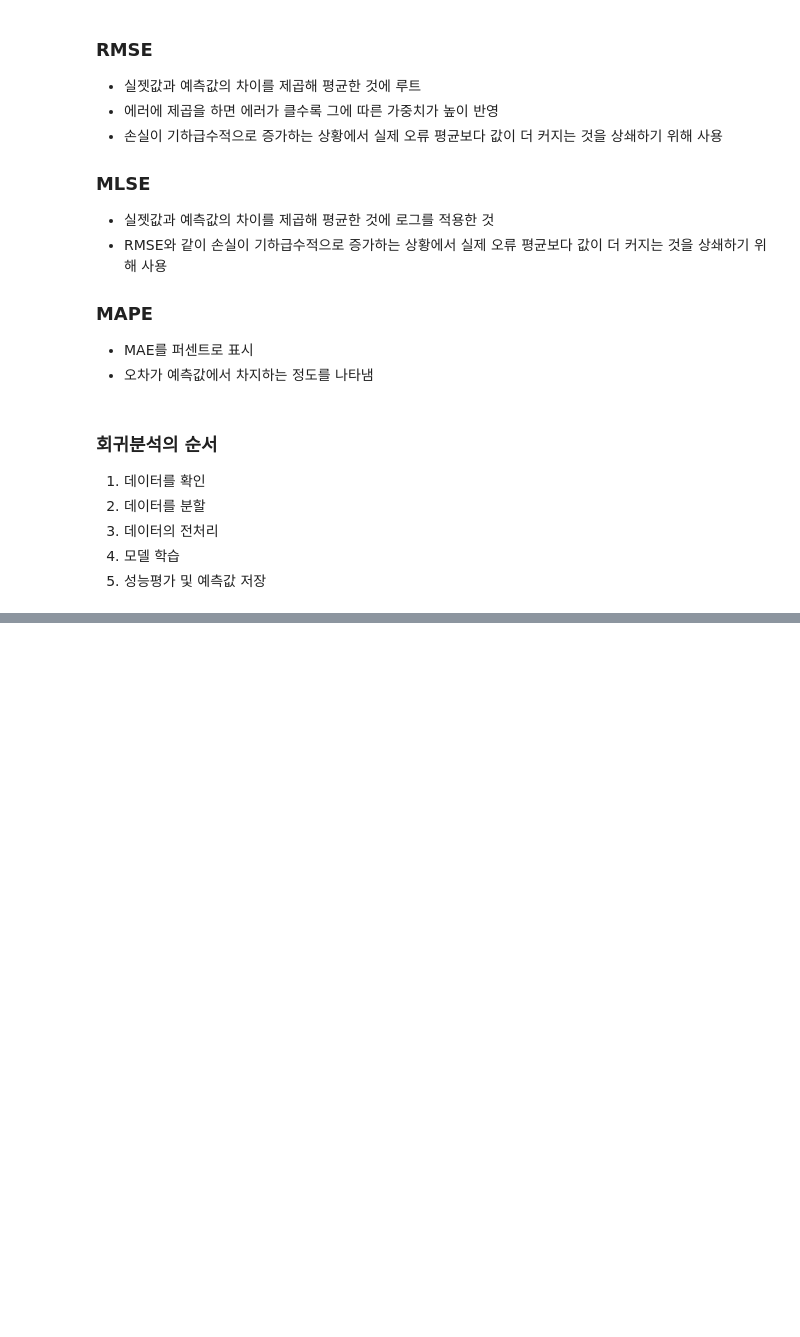
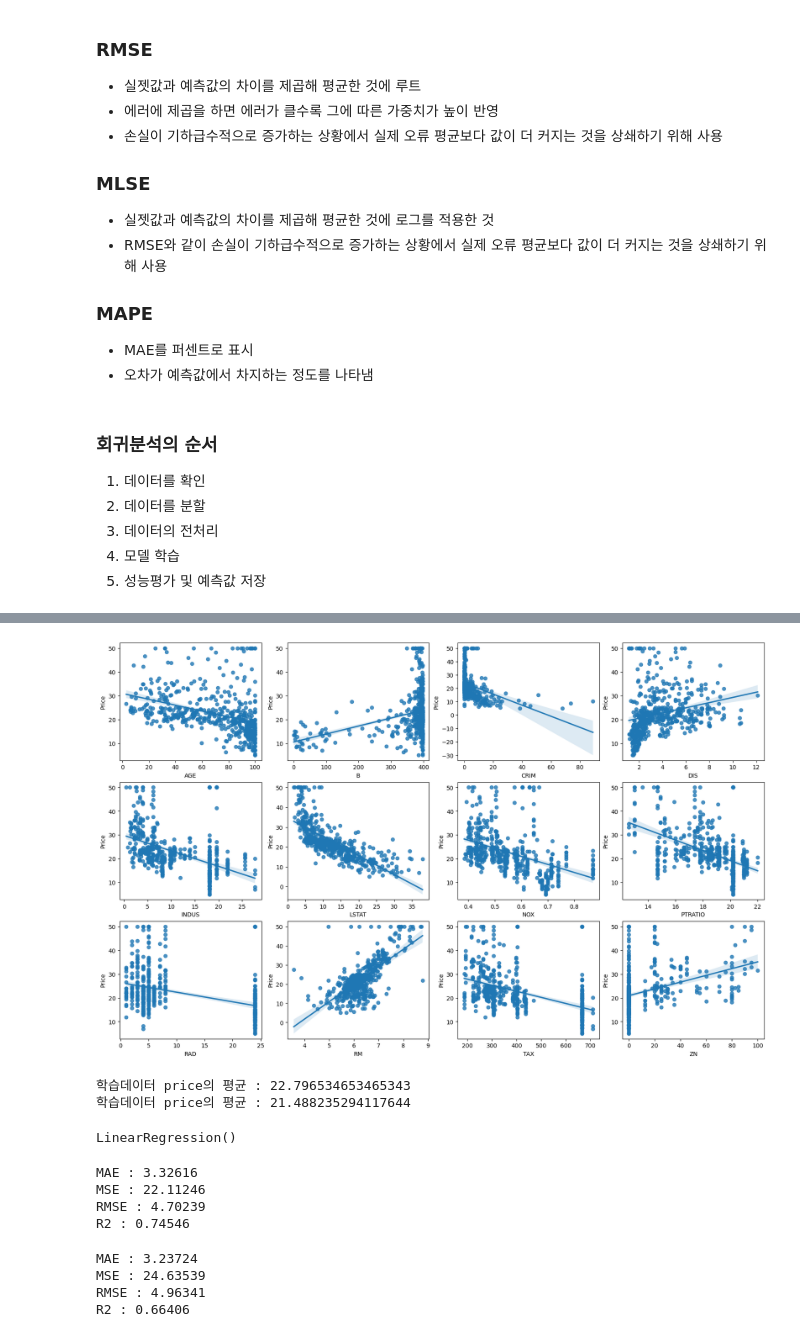
Before and after one commit to youngsang114/machine-learning, a Jupyter notebook: 머신러닝_moon/04_회귀분석.ipynb, the cells around one changed output, grey strips where cells are left out. Saved outputs shown, nothing was run; the diff lists cells and outputs as text; code cells hidden in the pictures; blank space fills up the shorter version.

```diff
--- a/머신러닝_moon/04_회귀분석.ipynb
+++ b/머신러닝_moon/04_회귀분석.ipynb
@@ -32,3 +32,7 @@
 3. 데이터의 전처리
 4. 모델 학습
 5. 성능평가 및 예측값 저장
+# %%
+import pandas as pd
+boston=pd.read_csv("../datasets/boston.csv")
+boston.head()
@@ -34,0 +86,16 @@
+# %%
+## 산점되와 선형 회귀 직선 시각화
+import matplotlib.pyplot as plt
+import seaborn as sns
+
+fig,axs = plt.subplots(figsize=(16,10),ncols=4,nrows=3,constrained_layout=True)
+
+featrues=boston.columns.difference(['Price','CHAS'])
+
+for i,featrue in zip(range(12),featrues):
+    row = int(i/4)
+    col=i%4
+    sns.regplot(x= featrue,y=boston['Price'],data=boston,ax=axs[row][col])
+plt.show()
+# %% [output]
+[figure, added]
@@ -34,0 +111,6 @@
+# %%
+print("학습데이터 price의 평균 :",y_train.mean())
+print("학습데이터 price의 평균 :",y_test.mean())
+# %% [output]
+학습데이터 price의 평균 : 22.796534653465343
+학습데이터 price의 평균 : 21.488235294117644
@@ -34,0 +126,54 @@
+# %%
+## 모델 학습
+## linearRegression(선형 회귀) 알고리즘
+from sklearn.linear_model import LinearRegression
+linear=LinearRegression()
+linear.fit(x_train_sc,y_train)
+# %% [output]
+LinearRegression()
+# %%
+from sklearn.metrics import mean_absolute_error,mean_squared_error,r2_score
+import numpy as np
+
+## predict()로 학습데이터를 예측한 값에 저장
+pred = linear.predict(x_train_sc)
+
+mae= mean_absolute_error(y_train,pred)
+mse = mean_squared_error(y_train,pred)
+rmse =np.sqrt(mse)
+
+## 결정계수 출력
+r2= r2_score(y_train,pred)
+
+print("MAE :",round(mae,5) )
+print("MSE :",round(mse,5) )
+print("RMSE :",round(rmse,5) )
+print("R2 :",round(r2,5) )
+# %% [output]
+MAE : 3.32616
+MSE : 22.11246
+RMSE : 4.70239
+R2 : 0.74546
+# %%
+## 성능평가 및 예측값 저장
+## x_test를 sclaer.transform()에 입력하여 x_train과 같은 방식으로 Min_Max 정규화 수행
+## x_test_sc를 훈련된 모델에 입력해 예측값을 pred_t에 저장
+
+x_test_sc = scaler.transform(x_test)
+pred_t =linear.predict(x_test_sc)
+
+mae= mean_absolute_error(y_test,pred_t)
+mse = mean_squared_error(y_test,pred_t)
+rmse =np.sqrt(mse)
+## 결정계수 출력
+r2= r2_score(y_test,pred_t)
+
+print("MAE :",round(mae,5) )
+print("MSE :",round(mse,5) )
+print("RMSE :",round(rmse,5) )
+print("R2 :",round(r2,5) )
+# %% [output]
+MAE : 3.23724
+MSE : 24.63539
+RMSE : 4.96341
+R2 : 0.66406
```
Also changed, not shown: parts of 9 cells of this notebook, 4 other files.
